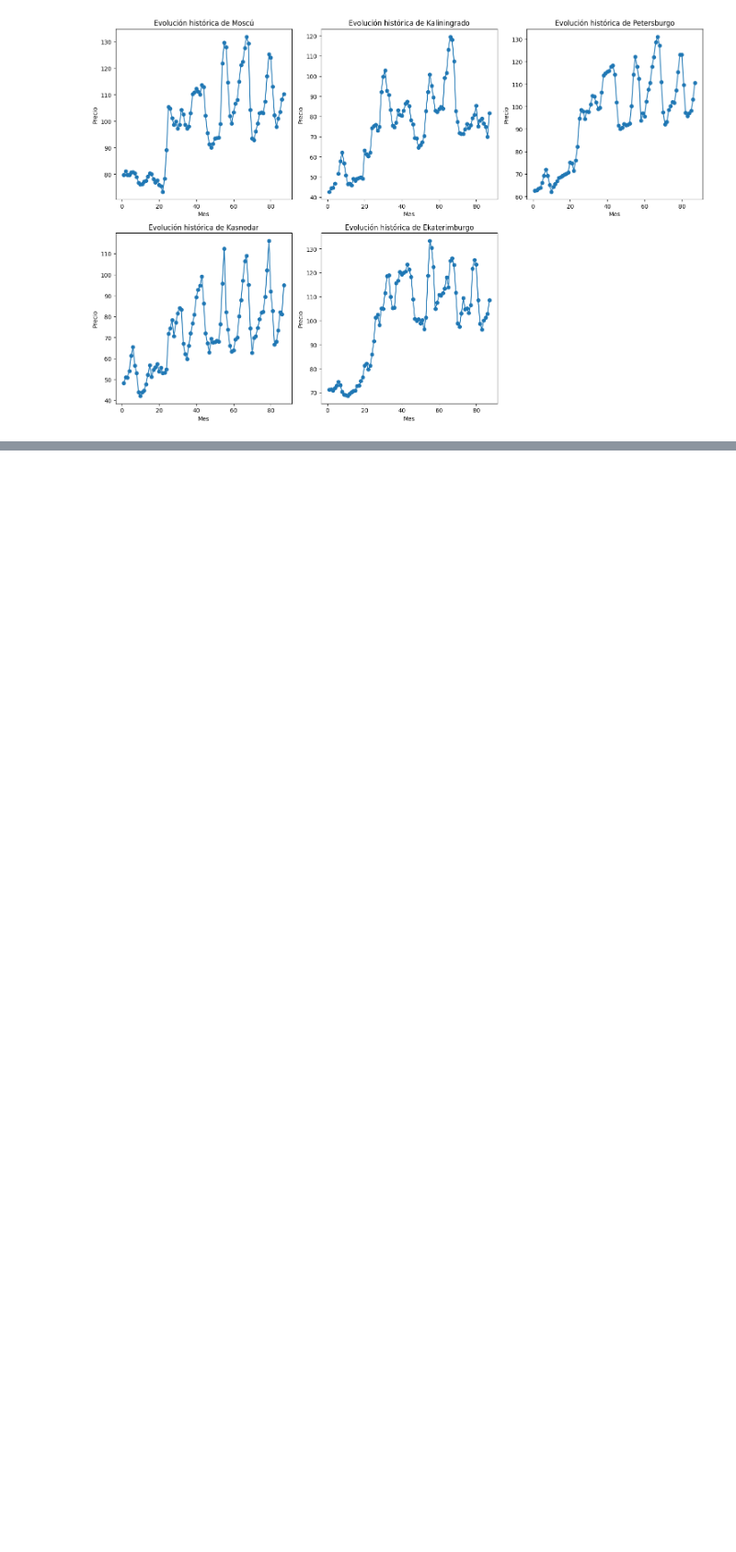
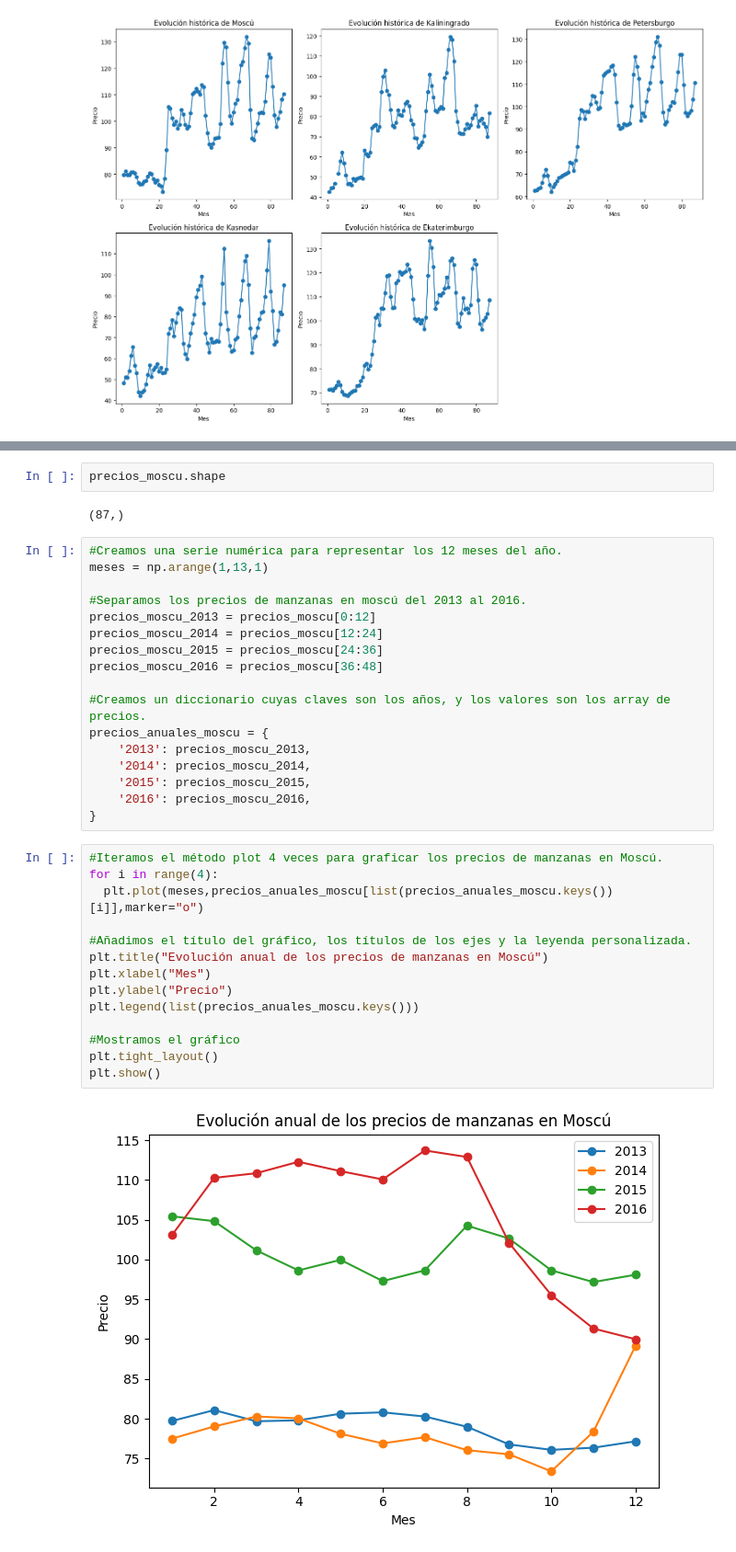
Before and after one commit to JLuceroVasquez/numpy-analisis-numerico-eficiente-con-python, a Jupyter notebook: Numpy.ipynb, the cells around one changed output, grey strips where cells are left out. Shown at 92% size. Drawn from its saved outputs; the diff is of its cells as text; blank space fills up the shorter version.

```diff
--- a/Numpy.ipynb
+++ b/Numpy.ipynb
@@ -181,0 +185,37 @@ plt.show()
+# %%
+precios_moscu.shape
+# %% [output]
+(87,)
+# %%
+#Creamos una serie numérica para representar los 12 meses del año.
+meses = np.arange(1,13,1)
+
+#Separamos los precios de manzanas en moscú del 2013 al 2016.
+precios_moscu_2013 = precios_moscu[0:12]
+precios_moscu_2014 = precios_moscu[12:24]
+precios_moscu_2015 = precios_moscu[24:36]
+precios_moscu_2016 = precios_moscu[36:48]
+
+#Creamos un diccionario cuyas claves son los años, y los valores son los array de precios.
+precios_anuales_moscu = {
+    '2013': precios_moscu_2013,
+    '2014': precios_moscu_2014,
+    '2015': precios_moscu_2015,
+    '2016': precios_moscu_2016,
+}
+# %%
+#Iteramos el método plot 4 veces para graficar los precios de manzanas en Moscú.
+for i in range(4):
+  plt.plot(meses,precios_anuales_moscu[list(precios_anuales_moscu.keys())[i]],marker="o")
+
+#Añadimos el título del gráfico, los títulos de los ejes y la leyenda personalizada.
+plt.title("Evolución anual de los precios de manzanas en Moscú")
+plt.xlabel("Mes")
+plt.ylabel("Precio")
+plt.legend(list(precios_anuales_moscu.keys()))
+
+#Mostramos el gráfico
+plt.tight_layout()
+plt.show()
+# %% [output]
+[figure, added]
```
Also changed, not shown: parts of 2 cells of this notebook.
